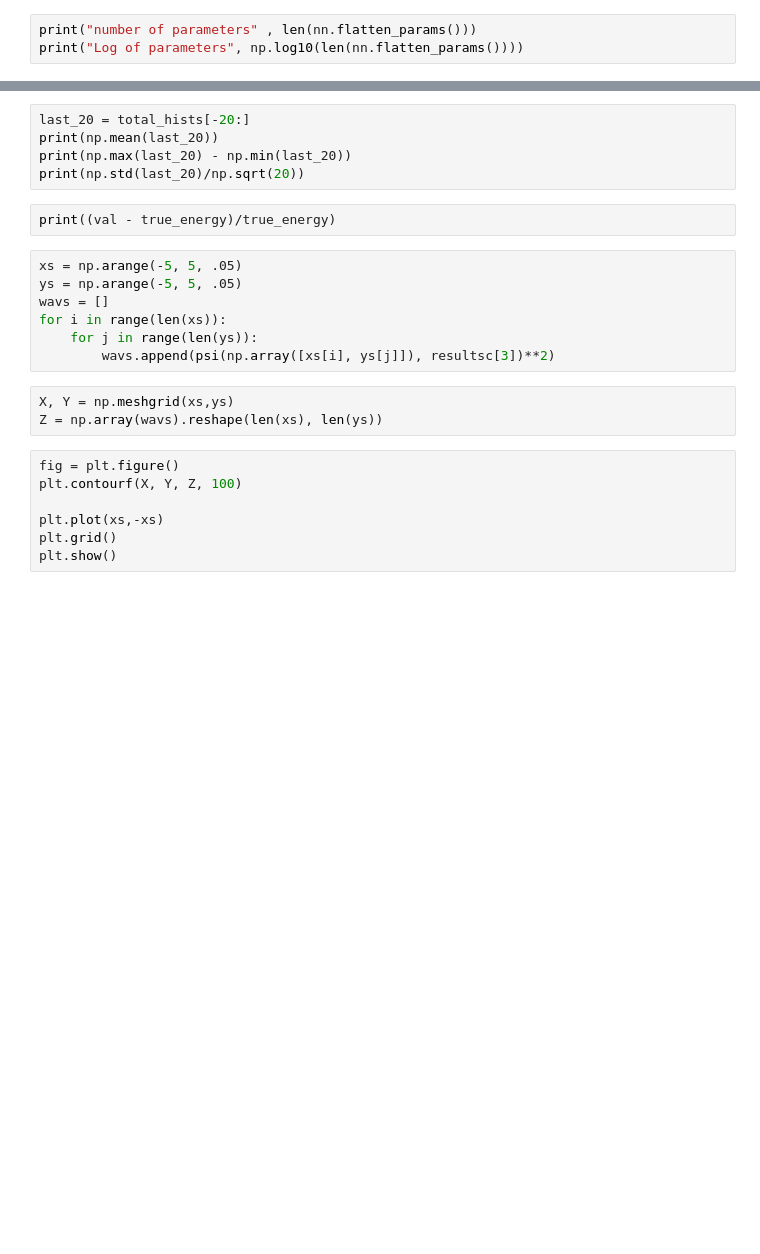
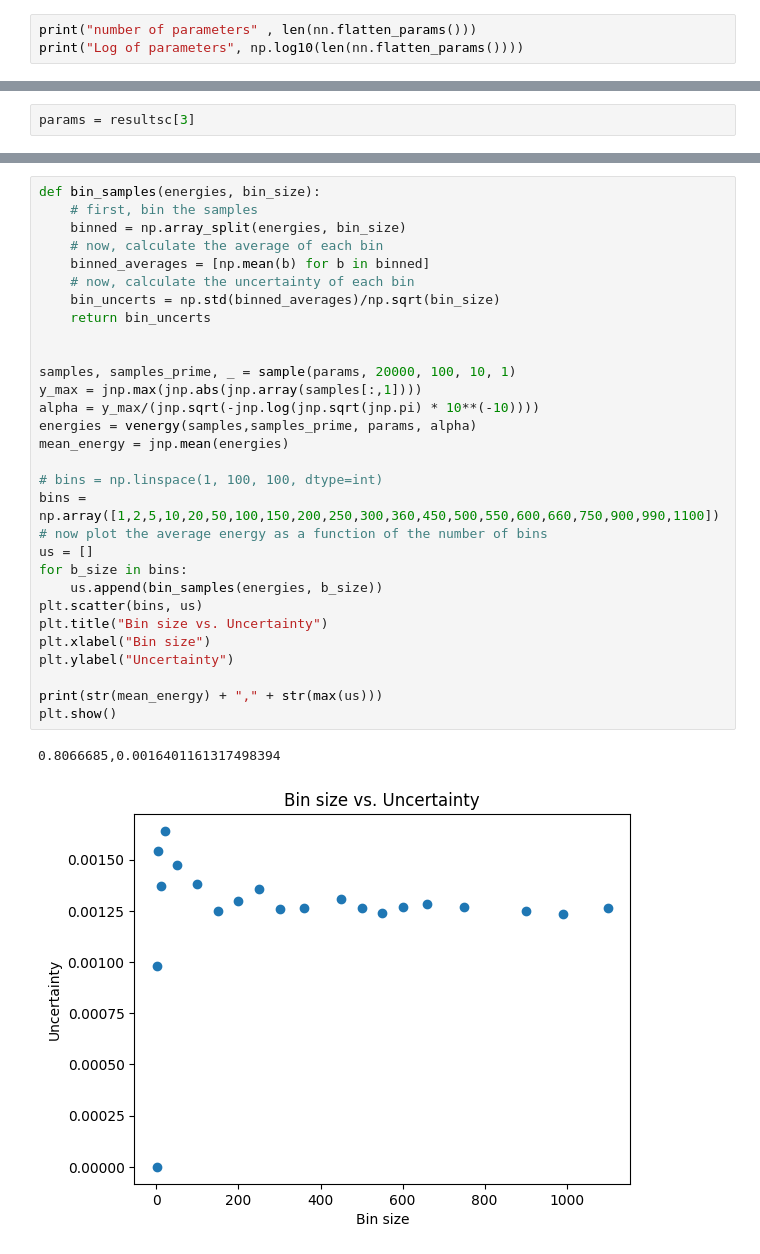
Before and after one commit to hershkumar/summer2022, a Jupyter notebook: neural/nn_harmonic.ipynb, the cells around one changed output, grey strips where cells are left out. Cells and saved outputs as stored; diff of their text form; blank space fills up the shorter version.

```diff
--- a/neural/nn_harmonic.ipynb
+++ b/neural/nn_harmonic.ipynb
@@ -408,3 +455,5 @@ resultse = train(resultsd[3], 200, 10**4, 1000, 100, 1.5)
+# %%
+params = resultsc[3]
 # %%
 true_energy = .5 * hbar * omega * num_particles
 #g = 1, sigma = -g/2
@@ -462,24 +509,33 @@ Fractional error:  0.0105(57)
-# %%
-last_20 = total_hists[-20:]
-print(np.mean(last_20))
-print(np.max(last_20) - np.min(last_20))
-print(np.std(last_20)/np.sqrt(20))
-# %%
-print((val - true_energy)/true_energy)
-# %%
-xs = np.arange(-5, 5, .05)
-ys = np.arange(-5, 5, .05)
-wavs = []
-for i in range(len(xs)):
-    for j in range(len(ys)):
-        wavs.append(psi(np.array([xs[i], ys[j]]), resultsc[3])**2)
-# %%
-X, Y = np.meshgrid(xs,ys)
-Z = np.array(wavs).reshape(len(xs), len(ys))
-# %%
-fig = plt.figure()
-plt.contourf(X, Y, Z, 100)
-
-plt.plot(xs,-xs)
-plt.grid()
-plt.show()
+# %%
+def bin_samples(energies, bin_size):
+    # first, bin the samples
+    binned = np.array_split(energies, bin_size)
+    # now, calculate the average of each bin
+    binned_averages = [np.mean(b) for b in binned]
+    # now, calculate the uncertainty of each bin
+    bin_uncerts = np.std(binned_averages)/np.sqrt(bin_size)
+    return bin_uncerts
+
+
+samples, samples_prime, _ = sample(params, 20000, 100, 10, 1)
+y_max = jnp.max(jnp.abs(jnp.array(samples[:,1])))
+alpha = y_max/(jnp.sqrt(-jnp.log(jnp.sqrt(jnp.pi) * 10**(-10))))
+energies = venergy(samples,samples_prime, params, alpha)
+mean_energy = jnp.mean(energies)
+
+# bins = np.linspace(1, 100, 100, dtype=int)
+bins = np.array([1,2,5,10,20,50,100,150,200,250,300,360,450,500,550,600,660,750,900,990,1100])
+# now plot the average energy as a function of the number of bins
+us = []
+for b_size in bins:
+    us.append(bin_samples(energies, b_size))
+plt.scatter(bins, us)
+plt.title("Bin size vs. Uncertainty")
+plt.xlabel("Bin size")
+plt.ylabel("Uncertainty")
+
+print(str(mean_energy) + "," + str(max(us)))
+plt.show()
+# %% [output]
+0.8066685,0.0016401161317498394
+[figure, added]
```
Also changed, not shown: parts of 20 cells of this notebook, 35 other files.
